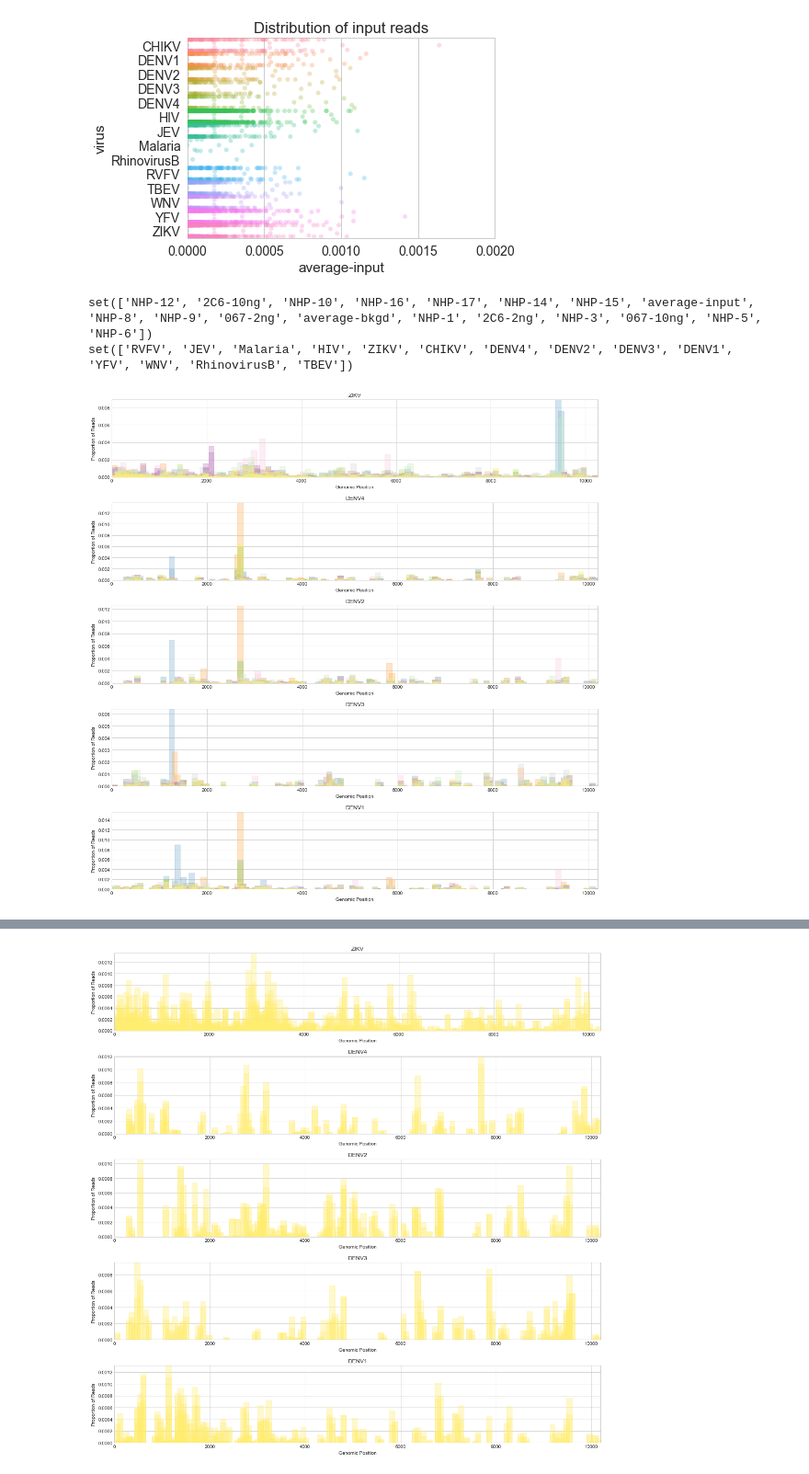
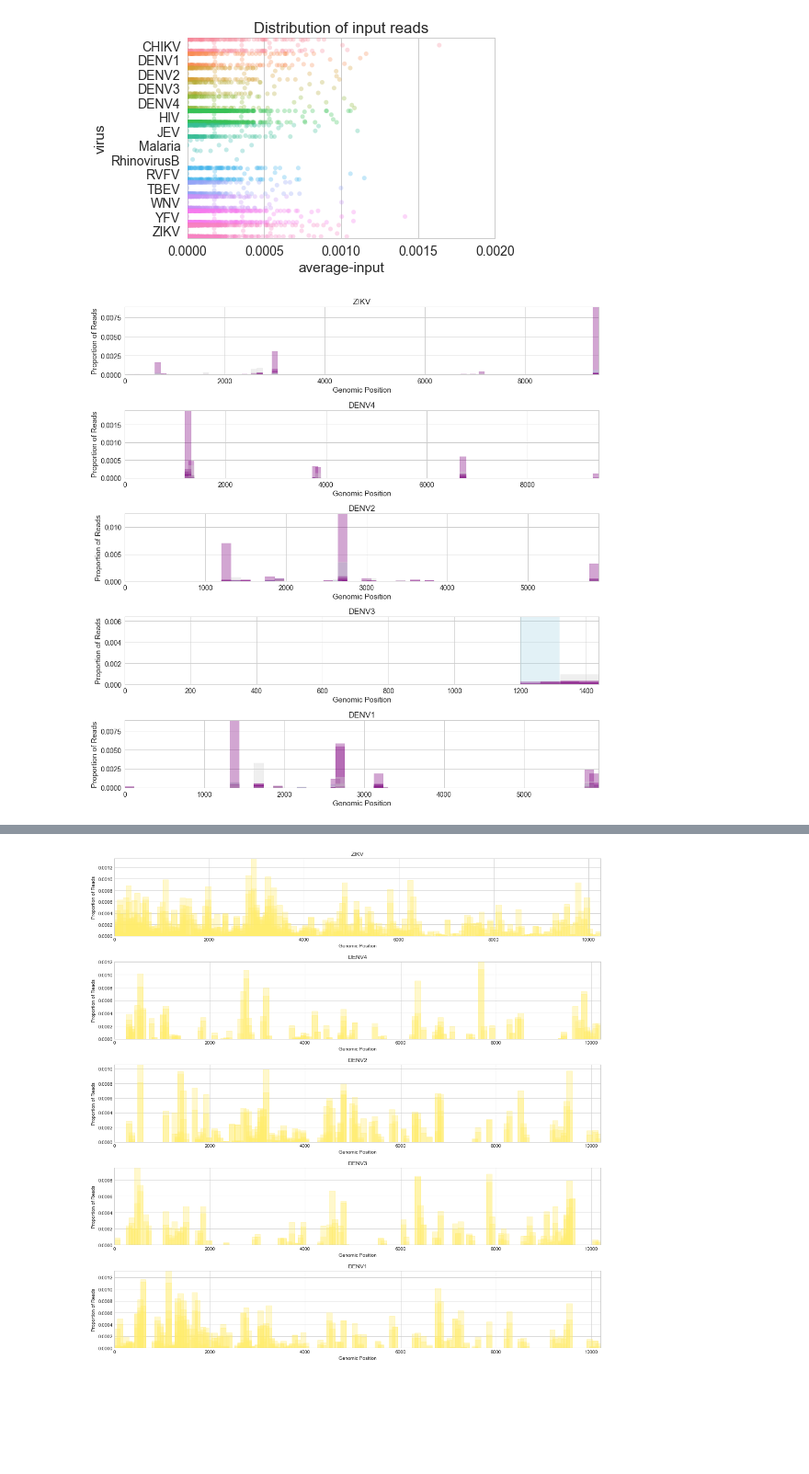
Before and after one commit to sidneymbell/phipseq, a Jupyter notebook: scripts/binding-footprints.ipynb, the cells around one changed output, grey strips where cells are left out. Shown at 92% size. Cells and saved outputs as stored; diff of their text form; code cells hidden in the pictures; blank space fills up the shorter version.

```diff
--- a/scripts/binding-footprints.ipynb
+++ b/scripts/binding-footprints.ipynb
@@ -68,12 +68,6 @@ ax.set_xlim(0, 0.002)
 # %% [output]
 (0, 0.002)
 [figure]
-# %%
-print set(longform['sample'].values)
-print set(longform['virus'].values)
-# %% [output]
-set(['NHP-12', '2C6-10ng', 'NHP-10', 'NHP-16', 'NHP-17', 'NHP-14', 'NHP-15', 'average-input', 'NHP-8', 'NHP-9', '067-2ng', 'average-bkgd', 'NHP-1', '2C6-2ng', 'NHP-3', '067-10ng', 'NHP-5', 'NHP-6'])
-set(['RVFV', 'JEV', 'Malaria', 'HIV', 'ZIKV', 'CHIKV', 'DENV4', 'DENV2', 'DENV3', 'DENV1', 'YFV', 'WNV', 'RhinovirusB', 'TBEV'])
 # %%
 sample_ids = {
   'NHP-12': 'DENV2',
@@ -84,7 +78,7 @@ sample_ids = {
  'NHP-14': 'DENV1',
  'NHP-15': 'CONTROL',
  'average-input': 'CONTROL',
- 'NHP-8': 'ZIKA',
+ 'NHP-8': 'ZIKV',
  'NHP-9': 'DENV4',
 #  '067-2ng': '',
  'average-bkgd': 'CONTROL',
@@ -107,3 +101,7 @@ def is_autologous(row):
         return 'HETEROLOGOUS'
 
 longform['autologous'] = longform.apply(is_autologous, axis='columns')
+# %%
+specific_longform = pivot(wideform.loc[wideform['specificity'] >= 10.0])
+
+specific_longform['autologous'] = longform.apply(is_autologous, axis='columns')
@@ -110,2 +168,10 @@ longform['autologous'] = longform.apply(is_autologous, axis='columns')
+# %%
+all_viruses = set(specific_longform['virus'].values)
+flavis = [v for v in all_viruses if 'ZIK' in v.upper() or 'DEN' in v.upper()]
+NHPs = [s for s in all_samples if 'NHP' in s.upper()]
+
+ax = plot_footprints(flavis, NHPs, data=specific_longform)
+# %% [output]
+[figure, added]
 # %%
 sns.swarmplot('value', 'virus', hue='autologous', data=longform, alpha=0.3)
@@ -163,7 +177,0 @@ def plot_footprints(viruses=None, samples=None, data=data):
-# %%
-all_viruses = set(data['virus'].values)
-flavis = [v for v in all_viruses if 'ZIK' in v.upper() or 'DEN' in v.upper()]
-NHPs = [s for s in all_samples if 'NHP' in s.upper()]
-plot_footprints(flavis, NHPs)
-# %% [output]
-[figure, removed]
```
Also changed, not shown: parts of 7 cells of this notebook.
